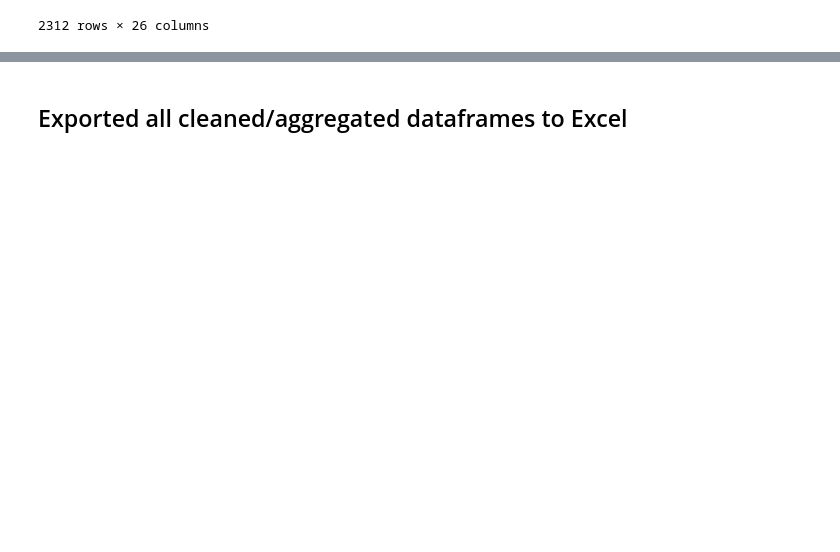
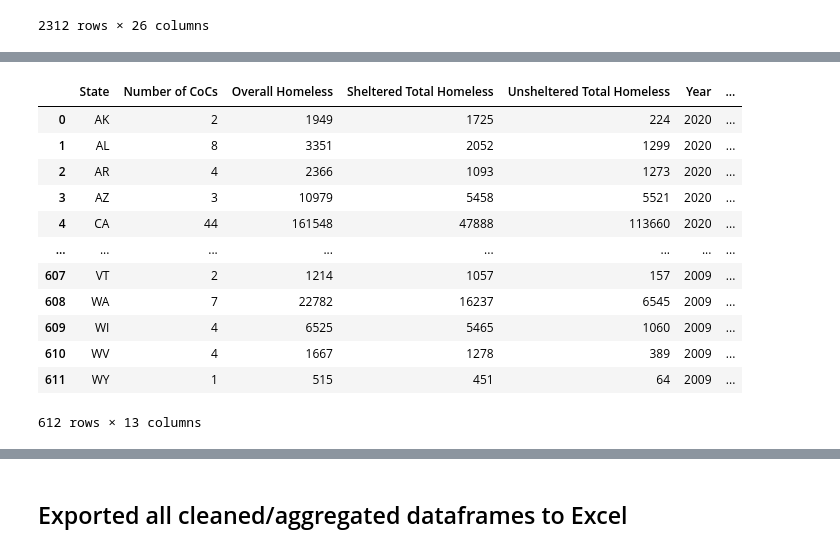
Before and after one commit to kyman90/homeless-project, a Jupyter notebook: Notebook/homelessness_capstone.ipynb, the cells around one changed output, grey strips where cells are left out. Cells and saved outputs as stored; diff of their text form; code cells hidden in the pictures; blank space fills up the shorter version.

```diff
--- a/Notebook/homelessness_capstone.ipynb
+++ b/Notebook/homelessness_capstone.ipynb
@@ -222,0 +225,3 @@ coc_merge
+# %%
+pop_by_state = pd.read_excel('../Data/census_by_state.xlsx')
+pop_by_state
@@ -222,0 +302,3 @@ coc_merge
+# %%
+pop_by_state = pop_by_state.replace({'State': us_state_to_abbrev})
+pop_by_state
@@ -222,0 +319,17 @@ coc_merge
+# %%
+pop_by_state = pd.merge(beds_pop, pop_by_state)
+pop_by_state
+# %% [output]
+|  | State | Number of CoCs | Overall Homeless | Sheltered Total Homeless | Unsheltered Total Homeless | Year | ... |
+| 0 | AK | 2 | 1949 | 1725 | 224 | 2020 | ... |
+| 1 | AL | 8 | 3351 | 2052 | 1299 | 2020 | ... |
+| 2 | AR | 4 | 2366 | 1093 | 1273 | 2020 | ... |
+| 3 | AZ | 3 | 10979 | 5458 | 5521 | 2020 | ... |
+| 4 | CA | 44 | 161548 | 47888 | 113660 | 2020 | ... |
+| ... | ... | ... | ... | ... | ... | ... | ... |
+| 607 | VT | 2 | 1214 | 1057 | 157 | 2009 | ... |
+| 608 | WA | 7 | 22782 | 16237 | 6545 | 2009 | ... |
+| 609 | WI | 4 | 6525 | 5465 | 1060 | 2009 | ... |
+| 610 | WV | 4 | 1667 | 1278 | 389 | 2009 | ... |
+| 611 | WY | 1 | 515 | 451 | 64 | 2009 | ... |
+612 rows × 13 columns
```
Also changed, not shown: parts of 6 cells of this notebook.
